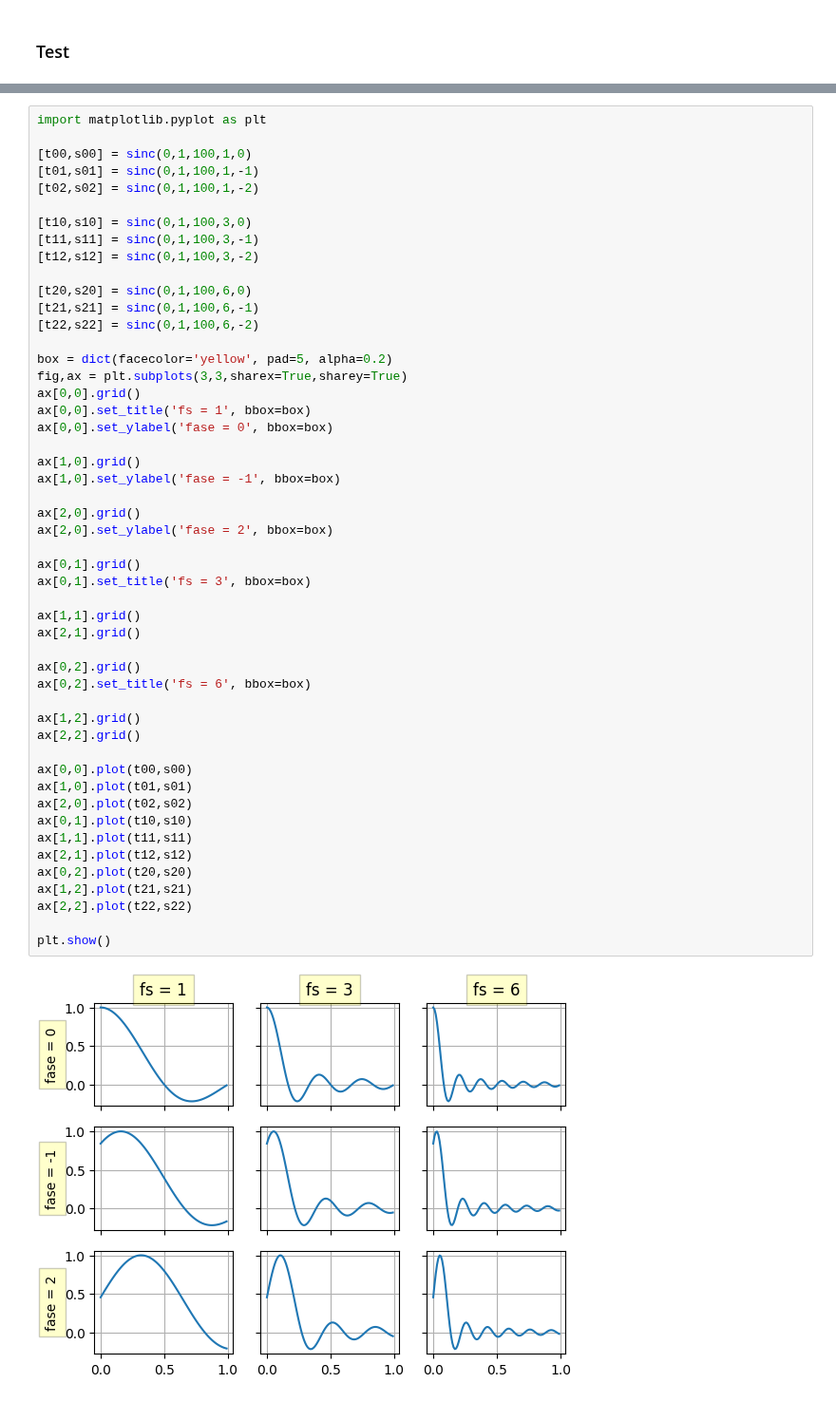
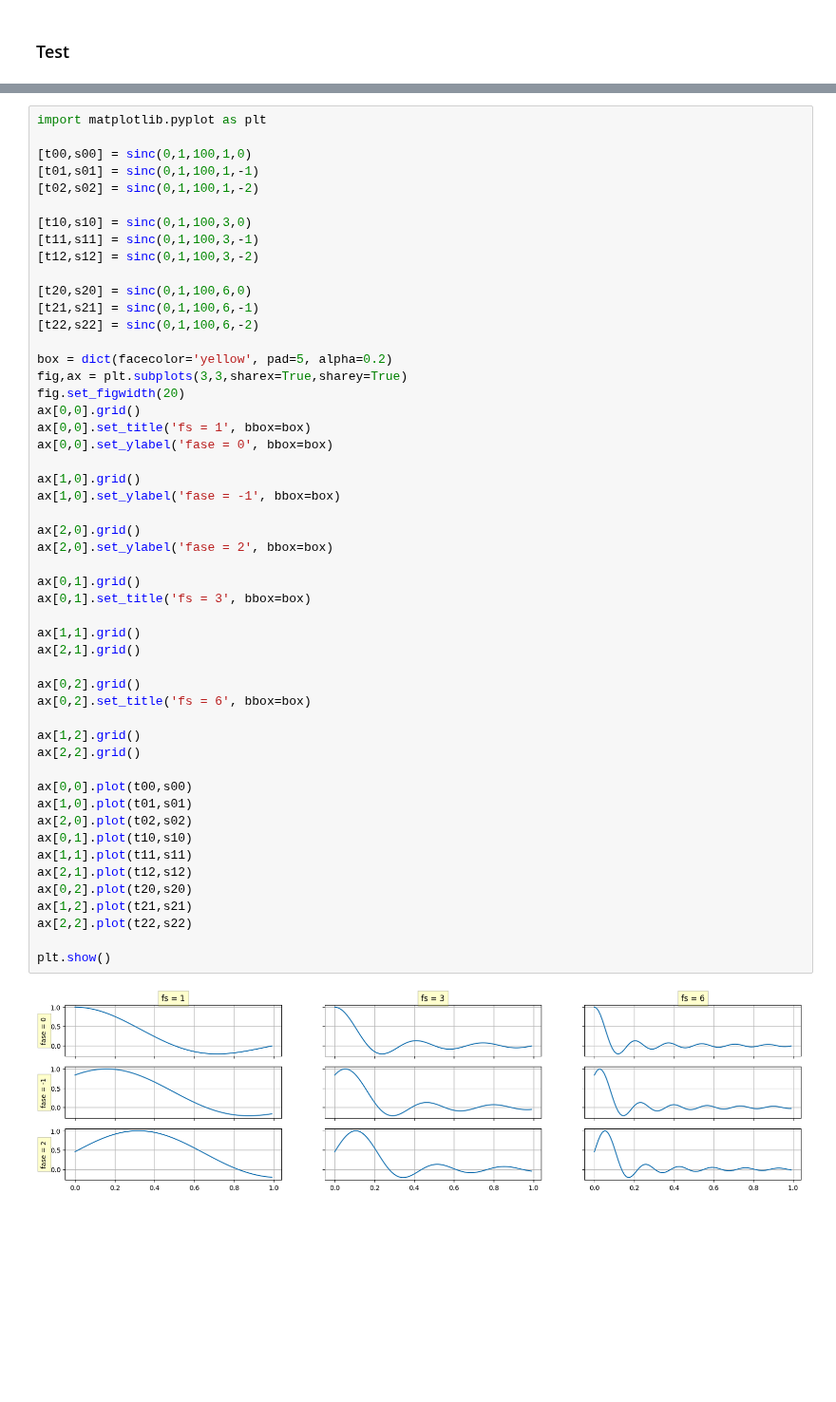
Before and after one commit to francoherg/PDS-2025, a Jupyter notebook: Practica/Guia1/1-1.ipynb, the cells around one changed output, grey strips where cells are left out. Shown at 95% size. Drawn from its saved outputs; the diff is of its cells as text; blank space fills up the shorter version.

```diff
--- a/Practica/Guia1/1-1.ipynb
+++ b/Practica/Guia1/1-1.ipynb
@@ -136,6 +137,7 @@ import matplotlib.pyplot as plt
 
 box = dict(facecolor='yellow', pad=5, alpha=0.2)
 fig,ax = plt.subplots(3,3,sharex=True,sharey=True)
+fig.set_figwidth(20)
 ax[0,0].grid()
 ax[0,0].set_title('fs = 1', bbox=box)
 ax[0,0].set_ylabel('fase = 0', bbox=box)
@@ -143,34 +145,34 @@ ax[0,0].set_ylabel('fase = 0', bbox=box)
 ax[1,0].grid()
 ax[1,0].set_ylabel('fase = -1', bbox=box)
 
 ax[2,0].grid()
 ax[2,0].set_ylabel('fase = 2', bbox=box)
 
 ax[0,1].grid()
 ax[0,1].set_title('fs = 3', bbox=box)
 
 ax[1,1].grid()
 ax[2,1].grid()
 
 ax[0,2].grid()
 ax[0,2].set_title('fs = 6', bbox=box)
 
 ax[1,2].grid()
 ax[2,2].grid()
 
 ax[0,0].plot(t00,s00)
 ax[1,0].plot(t01,s01)
 ax[2,0].plot(t02,s02)
 ax[0,1].plot(t10,s10)
 ax[1,1].plot(t11,s11)
 ax[2,1].plot(t12,s12)
 ax[0,2].plot(t20,s20)
 ax[1,2].plot(t21,s21)
 ax[2,2].plot(t22,s22)
 
 plt.show()
 # %% [output]
-[figure, old version]
+[figure, new version]
 # %%
 import matplotlib.pyplot as plt
 
```
Also changed, not shown: parts of 2 cells of this notebook, 1 other file.
